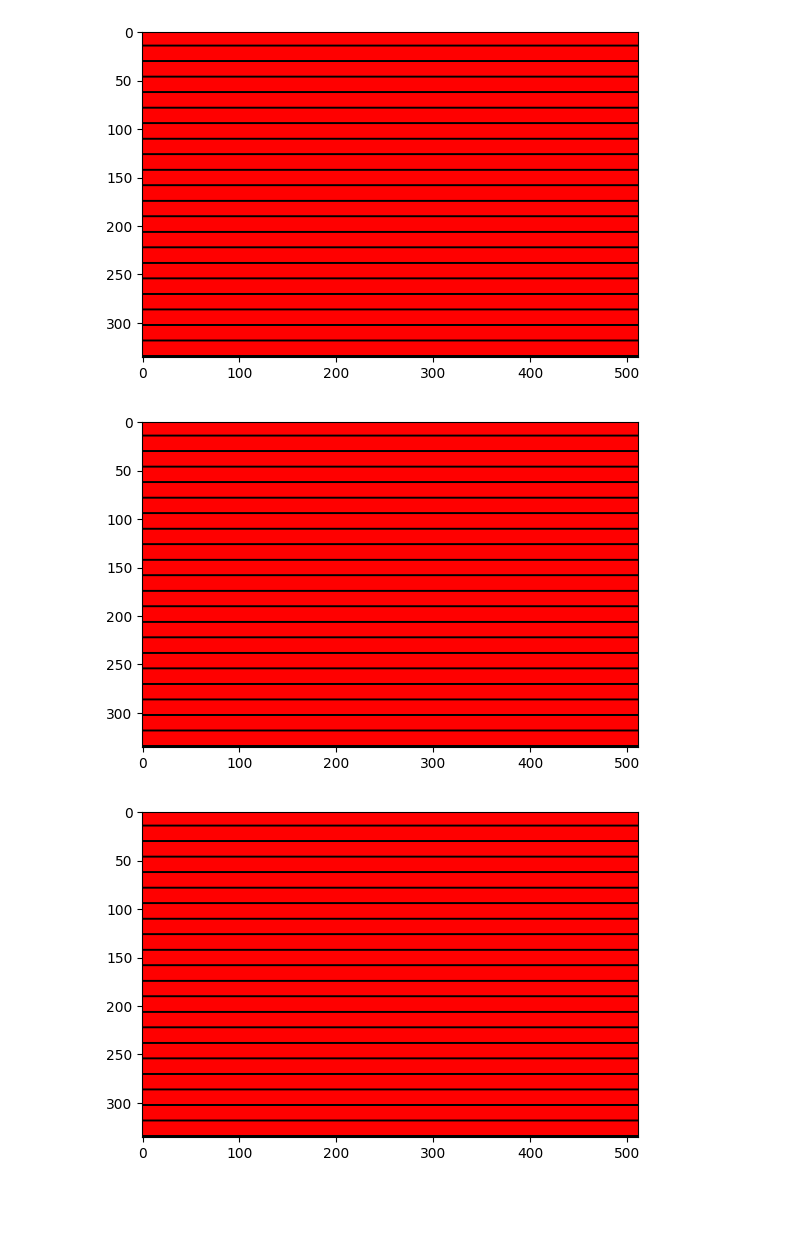
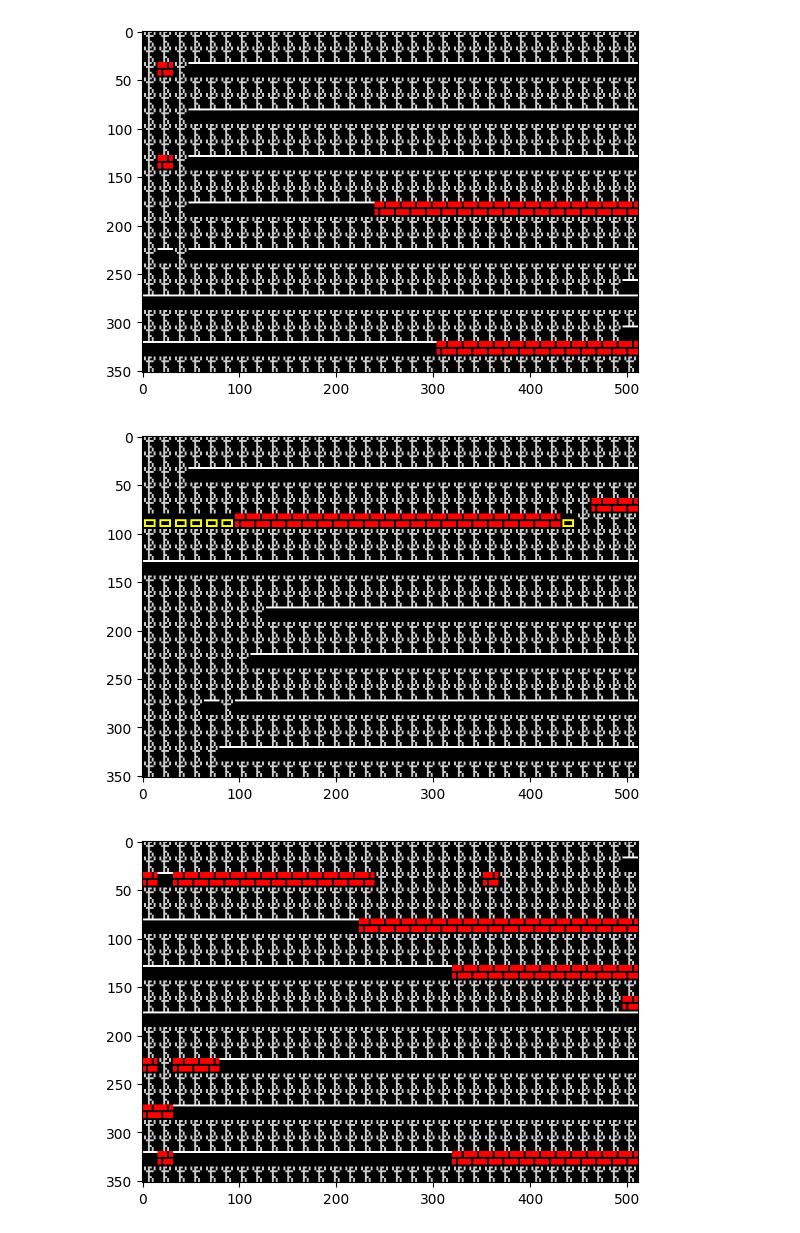
Before and after one commit to Surfytom/TileEmbeddingDissertation, a Jupyter notebook: srcTom/LodeRunnerLSTMGenerationVGLC.ipynb, the cells around one changed output. Saved outputs shown, nothing was run; the diff lists cells and outputs as text; code cells hidden in the pictures; blank space fills up the shorter version.

```diff
--- a/srcTom/LodeRunnerLSTMGenerationVGLC.ipynb
+++ b/srcTom/LodeRunnerLSTMGenerationVGLC.ipynb
@@ -11,6 +11,8 @@ from Utils.PTModel.Models import VGLCLSTMModel
 from Utils.Data.DataLoading import TextTileToImage
 
 MODELNAME = "VGCLLSTM"
+NUMBEROFLEVELS = 10
+RANDOMSEED = 1
 # %%
 model = torch.load(f"Models/{MODELNAME}/LodeRunnerLSTM.pt")
 # %%
@@ -41,15 +43,13 @@ model.eval()
 padSize = rowLength * 3 # lode runner row length * 3 as paper uses previous 3 rows for lstm
 N = padSize
 
-NLevels = 10
-
 tilesIdx = [ "B", "b", "@", ".", "-", "#", "G", "E", "M" ]
 
-np.random.seed(1000)
-randStartPoint = np.random.randint(0, len(lrStringLevelPaths)-NLevels)
+np.random.seed(RANDOMSEED)
+randStartPoint = np.random.randint(0, len(lrStringLevelPaths)-NUMBEROFLEVELS)
 print(f"Random Start Point: {randStartPoint}")
 
-for i, levelStringPath in enumerate(lrStringLevelPaths[randStartPoint:randStartPoint+NLevels]):
+for i, levelStringPath in enumerate(lrStringLevelPaths[randStartPoint:randStartPoint+NUMBEROFLEVELS]):
 
     input = []
     column = []
@@ -91,23 +91,25 @@ for i, levelStringPath in enumerate(lrStringLevelPaths[randStartPoint:randStartP
     print(f"target shape: {target.shape}")
     print(f"column shape: {column.shape}")
 
-    levelImage = np.empty(shape=((7 * 3), 32), dtype=str)
+    levelImage = np.empty(shape=((22), 32), dtype=str)
 
-    for b in range(7):
+    for b in range(8):
 
         if b == 0:
             inputTensor = torch.tensor(input[b*N], dtype=torch.float32).to(device)
         else:
             inputTensor = torch.tensor(previousCol.reshape(previousCol.shape[0], 1), dtype=torch.float32).to(device)
-        #input = torch.tensor(input[-1], dtype=torch.float32).to(device)
+
         print(f"input size: {inputTensor.size()}")
 
-        targetTensor = torch.tensor(target[b*N], dtype=torch.float32).to(device)
-        #target = torch.tensor(target[-1], dtype=torch.float32).to(device)
+        if b == 7:
+            targetTensor = torch.tensor(target[-33], dtype=torch.float32).to(device)
+            columnTensor = torch.tensor(column[-33], dtype=torch.float32).to(device)
+        else:
+            targetTensor = torch.tensor(target[b*N], dtype=torch.float32).to(device)
+            columnTensor = torch.tensor(column[b*N], dtype=torch.float32).to(device)
+
         print(f"target size: {targetTensor.size()}")
-
-        columnTensor = torch.tensor(column[b*N], dtype=torch.float32).to(device)
-        #column = torch.tensor(column[-1], dtype=torch.float32).to(device)
         print(f"column size: {columnTensor.size()}")
 
         print("Running Model")
@@ -117,14 +119,12 @@ for i, levelStringPath in enumerate(lrStringLevelPaths[randStartPoint:randStartP
         print(f"next col size: {nextCol.shape}")
         nextCol = np.argmax(nextCol, axis=1)
         print(f"next col size: {nextCol.shape}")
-        #nextCol = nextCol[:, :78].reshape(6, 13, nextCol.shape[0]).transpose(1, 0, 2)
-
-        # this reshape line is specific to bobble bubble as the level is in column wise order and only contains half the level needing to be mirrored
-        # Make this compatible with lode runner
-        # nextCol = nextCol.reshape(6, 13, nextCol.shape[1]).transpose(1, 0, 2)
 
         previousCol = nextCol
         nextCol = nextCol.reshape(3, 32)
+
+        if b == 7:
+            nextCol = nextCol[0, :].reshape(1, 32)
 
         partLevelImage = np.zeros(shape=(nextCol.shape[0], nextCol.shape[1]), dtype=str)
 
@@ -136,8 +136,10 @@ for i, levelStringPath in enumerate(lrStringLevelPaths[randStartPoint:randStartP
         print(f"Part Level Image Shape: {partLevelImage.shape}")
         levelImage[b*3:(b+1)*3, :] = partLevelImage
 
-    # This line is bubble bobble specific to mirror the level
-    # levelImage = np.concatenate([levelImage, np.fliplr(levelImage)], axis=1)
+        if b == 7:
+            levelImage[b*3:(b*3)+1, :] = partLevelImage
+        else:
+            levelImage[b*3:(b+1)*3, :] = partLevelImage
 
     plt.figure()
     plt.imshow(TextTileToImage(levelImage, 16, "../data/tomData/sprites/loderunner"))
@@ -163,3 +165,3 @@ Part Level Image Shape: (3, 32)
-[figure, old version]
+[figure, new version]
-[figure, old version]
+[figure, new version]
-[figure, old version]
+[figure, new version]
```
Also changed, not shown: parts of 1 cell of this notebook, 6 other files.
